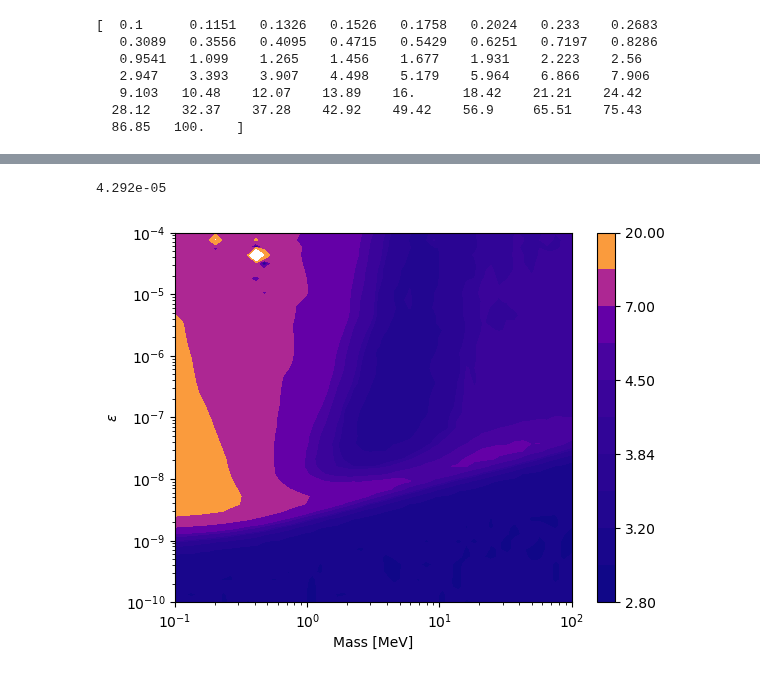
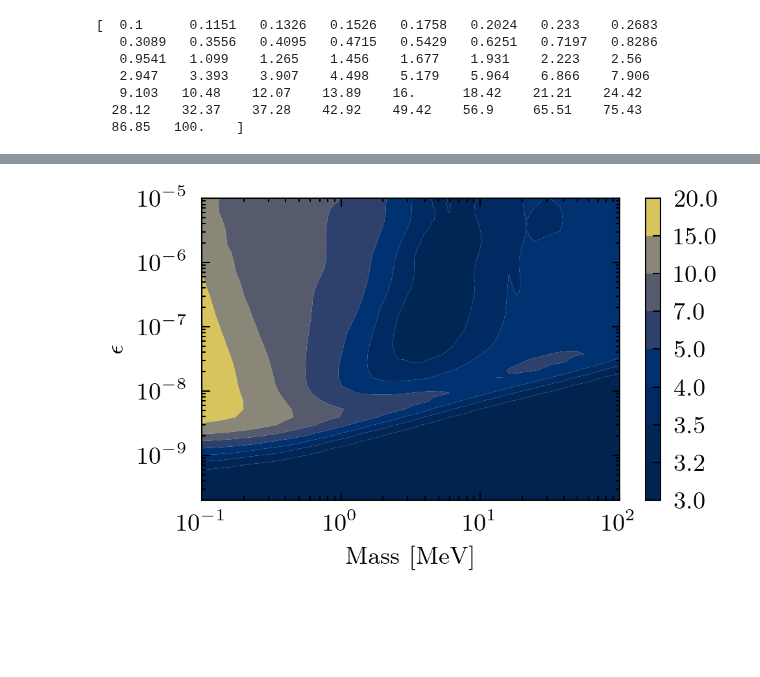
Before and after one commit to Duncan-Adams/mcp_boltzmann, a Jupyter notebook: notebooks/adm_results.ipynb, the cells around one changed output, grey strips where cells are left out. Cells and saved outputs as stored; diff of their text form; code cells hidden in the pictures; blank space fills up the shorter version.

```diff
--- a/notebooks/adm_results.ipynb
+++ b/notebooks/adm_results.ipynb
@@ -22,7 +23,8 @@ from scipy.optimize import root_scalar
 # adm_results_dir = '../output/results/scan/'
 # adm_results_dir = '/Users/duncan/scrap/admscan/adm_scan/'
 # adm_results_dir = '/Users/duncan/scrap/adm_test_scans/'
-adm_results_dir = '/Users/duncan/scrap/adm_test_scans_fine_3/'
+adm_results_dir = '/Users/duncan/scrap/adm_scan_fine/'
+# adm_results_dir = '/Users/duncan/scrap/adm_test_scans_PL/'
 # %% [markdown]
 ### Loop over directories to find all parameter points and load results
 # %%
@@ -161,12 +207,25 @@ for (i, mass_de) in enumerate(unique_mde):
     charges = N_eff_results_dict[mass_de][HL_mdp_key][0]
     N_eff = N_eff_results_dict[mass_de][HL_mdp_key][1]
 
+    #in case of failed jobs
+    num_completed = len(N_eff)
+
     masses_HL[i, :] = mass_de
-    charges_HL[i, :] = charges
-    N_eff_HL[i, :] = N_eff
+    charges_HL[i, :] = charge_list
+    N_eff_HL[i, 0:num_completed] = N_eff
 
+masses_PL = np.zeros((len(unique_mde), N_Q))
+charges_PL = np.zeros((len(unique_mde), N_Q))
+N_eff_PL = np.zeros((len(unique_mde), N_Q))
 
-contour_levels = np.array([2.8, 3.0, 3.2, 3.5, 3.844, 4.0, 4.5, 5, 7, 12, 20])
-# contour_levels = np.array([3.26, 3.5, 3.844, 4.5, 5, 7])
-# contour_levels = np.array([3.0, 3.26, 3.5,])
-# contour_levels = 5
+for (i, mass_de) in enumerate(unique_mde):
+
+    PL_mdp_key = list(N_eff_results_dict[mass_de].keys())[0]
+    N_eff = N_eff_results_dict[mass_de][PL_mdp_key][1]
+
+    #in case of failed jobs
+    num_completed = len(N_eff)
+
+    masses_PL[i, :] = mass_de
+    charges_PL[i, :] = charge_list
+    N_eff_PL[i, 0:num_completed] = N_eff
@@ -193,21 +232,29 @@ array([3.00916842e+00, 3.00977055e+00, 3.02161331e+00, 3.01897820e+00,
-# %%
-masses_HL[10,46]
-charges_HL[10,46]
-# %% [output]
-4.292e-05
 # %%
+f, ax = plt.subplots(1, 1)
+contour_levels = np.array([3.0, 3.2, 3.5, 4, 5, 7, 10, 15, 20])
+
 plt.contourf(
     masses_HL,
     charges_HL,
     N_eff_HL,
     levels=contour_levels,
-    cmap='plasma'
+    antialiased=True,
+    # norm='log',
+    cmap='cividis'
 )
+
 plt.colorbar()
 
 plt.xlabel('Mass [MeV]')
 plt.ylabel(r'$\epsilon$')
+
+plt.ylim(2e-10, 1e-5)
+
 plt.xscale('log')
 plt.yscale('log')
+
+plt.savefig('../output/figures/N_eff_contour_HL.pdf')
+
+plt.show()
 # %% [output]
-[figure, old version]
+[figure, new version]
```
Also changed, not shown: parts of 28 cells of this notebook, 9 other files.
